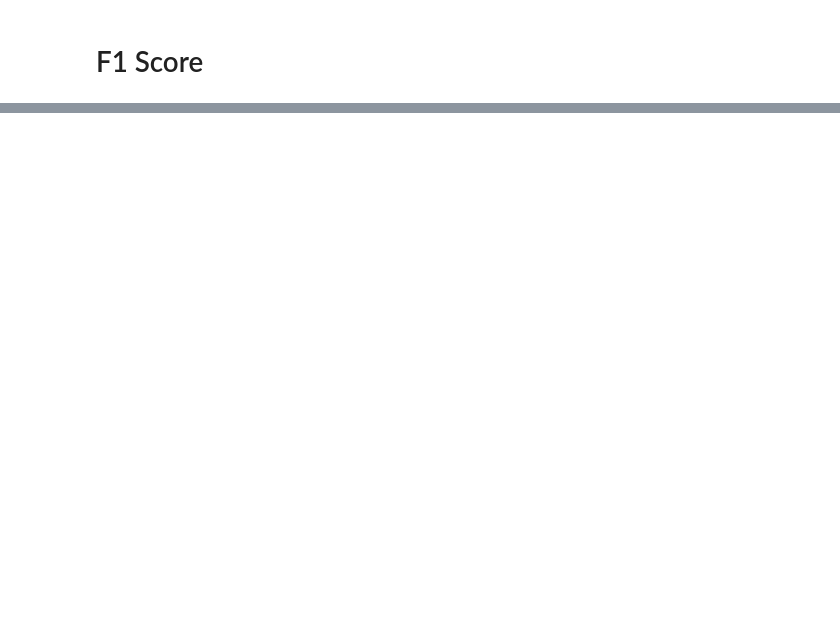
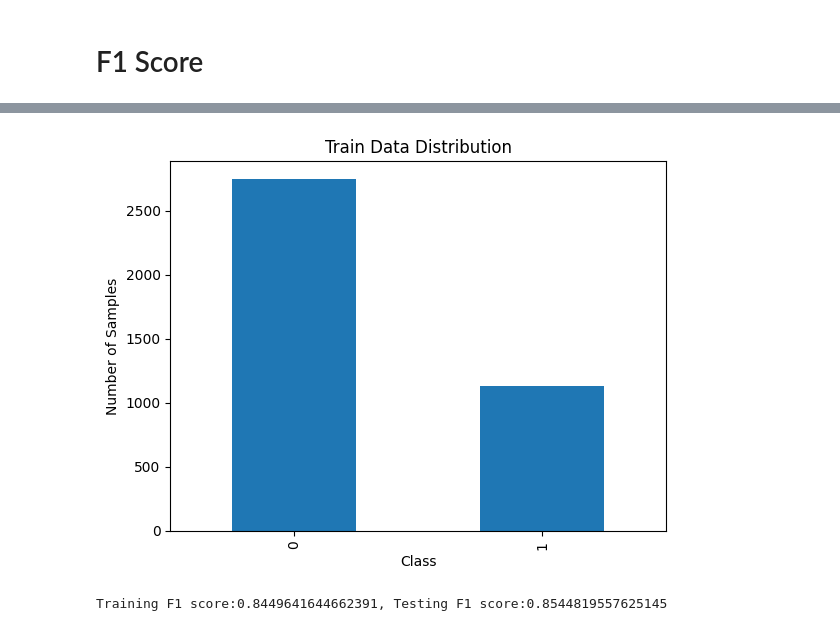
Before and after one commit to piyush1856/machine-learning-algorithms, a Jupyter notebook: 07_Classification_Metrics.ipynb, the cells around one changed output, grey strips where cells are left out. Cells and saved outputs as stored; diff of their text form; code cells hidden in the pictures; blank space fills up the shorter version.

```diff
--- a/07_Classification_Metrics.ipynb
+++ b/07_Classification_Metrics.ipynb
@@ -146,0 +233,8 @@ f1Score:0.8638036809815951
+# %%
+y_train.value_counts().plot(kind='bar')
+plt.xlabel('Class')
+plt.ylabel('Number of Samples')
+plt.title('Train Data Distribution')
+plt.show()
+# %% [output]
+[figure, added]
@@ -146,0 +258,8 @@ f1Score:0.8638036809815951
+# %%
+
+model = LogisticRegression(class_weight={0:1,1:2.37})
+
+f1_train,f1_test = training(model,X_train,y_train,X_test,y_test)
+print(f'Training F1 score:{f1_train}, Testing F1 score:{f1_test}')
+# %% [output]
+Training F1 score:0.8449641644662391, Testing F1 score:0.8544819557625145
```
Also changed, not shown: parts of 25 cells of this notebook.
